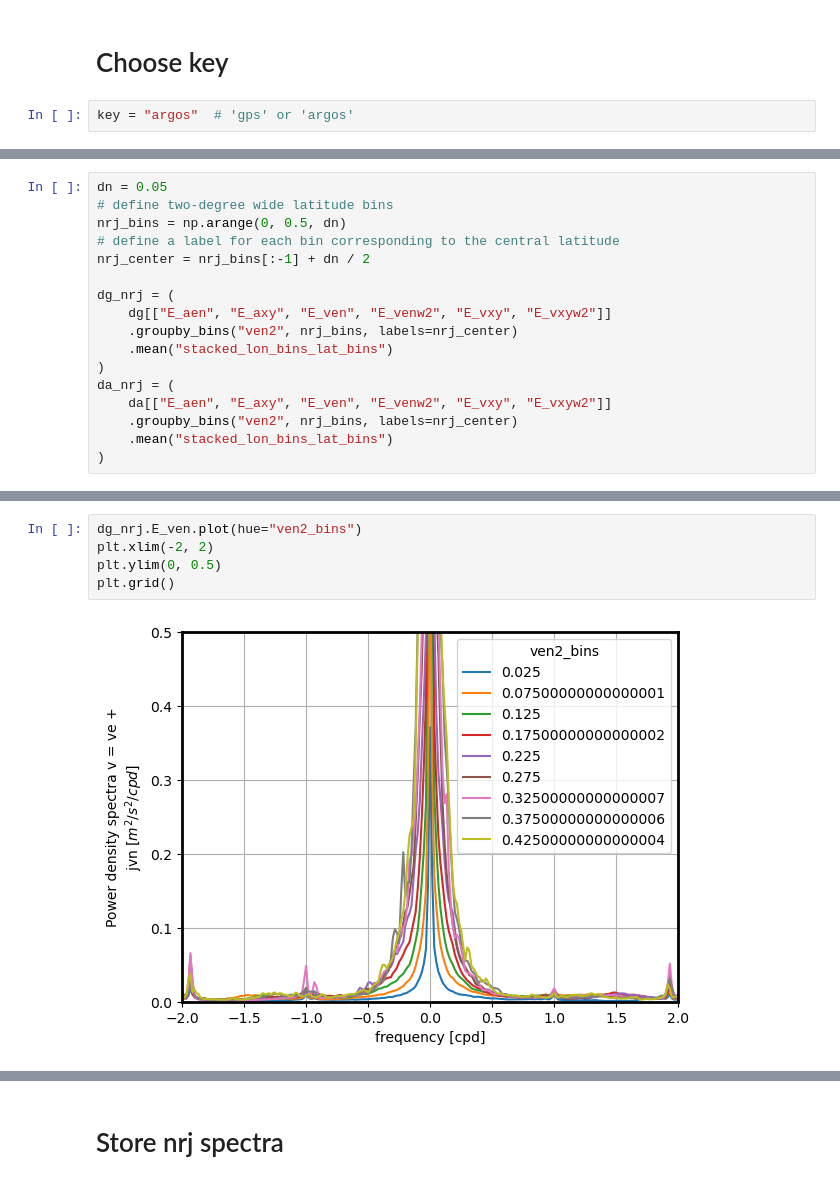
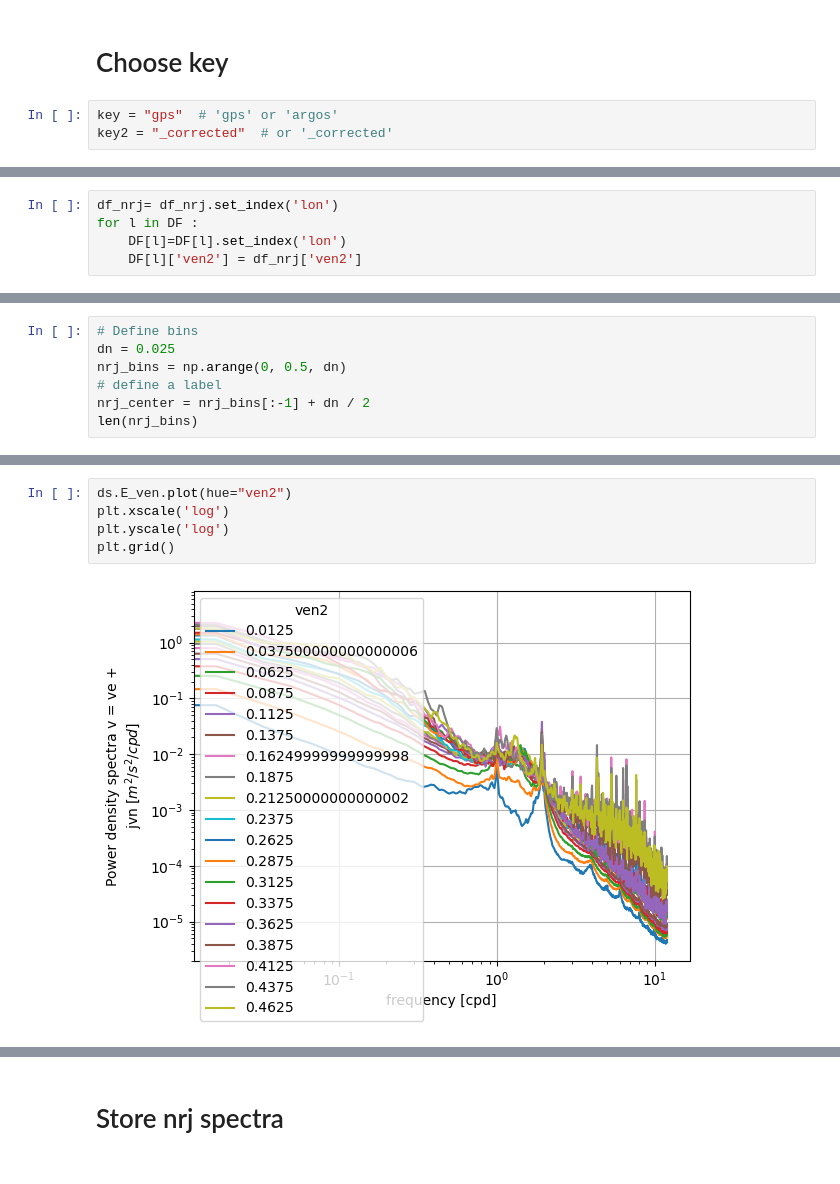
Before and after one commit to margot-demol/PhD, a Jupyter notebook: GDP/zarr_spectra_nrjbins.ipynb, the cells around one changed output, grey strips where cells are left out. Cells and saved outputs as stored; diff of their text form.

Commit message:
correct nrj bins spectra and begin read me

```diff
--- a/GDP/zarr_spectra_nrjbins.ipynb
+++ b/GDP/zarr_spectra_nrjbins.ipynb
@@ -60,4 +63,5 @@ Workers
 # %% [markdown]
 # Choose key
 # %%
-key = "argos"  # 'gps' or 'argos'
+key = "gps"  # 'gps' or 'argos'
+key2 = "_corrected"  # or '_corrected'
@@ -147,0 +263,5 @@ Data variables:
+# %%
+df_nrj= df_nrj.set_index('lon')
+for l in DF :
+    DF[l]=DF[l].set_index('lon')
+    DF[l]['ven2'] = df_nrj['ven2']
@@ -148,17 +291,7 @@ Data variables:
 # %%
-dn = 0.05
-# define two-degree wide latitude bins
+# Define bins
+dn = 0.025
 nrj_bins = np.arange(0, 0.5, dn)
-# define a label for each bin corresponding to the central latitude
+# define a label
 nrj_center = nrj_bins[:-1] + dn / 2
-
-dg_nrj = (
-    dg[["E_aen", "E_axy", "E_ven", "E_venw2", "E_vxy", "E_vxyw2"]]
-    .groupby_bins("ven2", nrj_bins, labels=nrj_center)
-    .mean("stacked_lon_bins_lat_bins")
-)
-da_nrj = (
-    da[["E_aen", "E_axy", "E_ven", "E_venw2", "E_vxy", "E_vxyw2"]]
-    .groupby_bins("ven2", nrj_bins, labels=nrj_center)
-    .mean("stacked_lon_bins_lat_bins")
-)
+len(nrj_bins)
@@ -224,7 +455,7 @@ Attributes: (0)
 # %%
-dg_nrj.E_ven.plot(hue="ven2_bins")
-plt.xlim(-2, 2)
-plt.ylim(0, 0.5)
+ds.E_ven.plot(hue="ven2")
+plt.xscale('log')
+plt.yscale('log')
 plt.grid()
 # %% [output]
-[figure, old version]
+[figure, new version]
```
Also changed, not shown: parts of 37 cells of this notebook, 23 other files.
